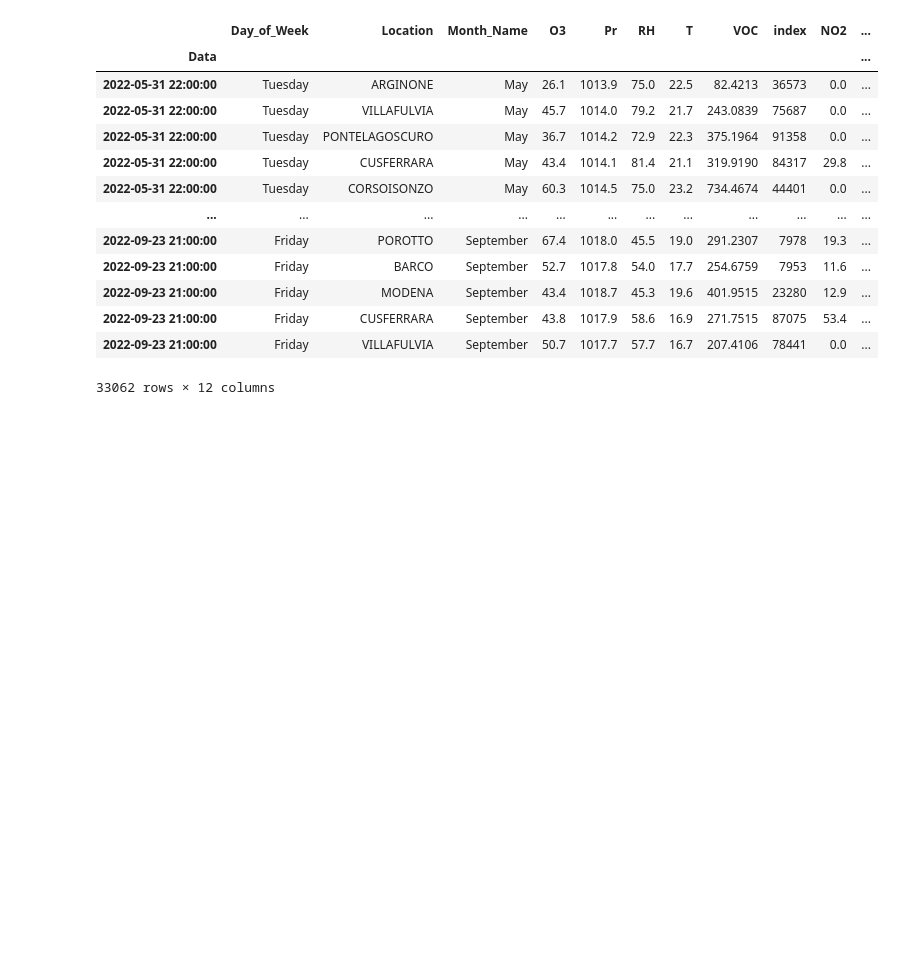
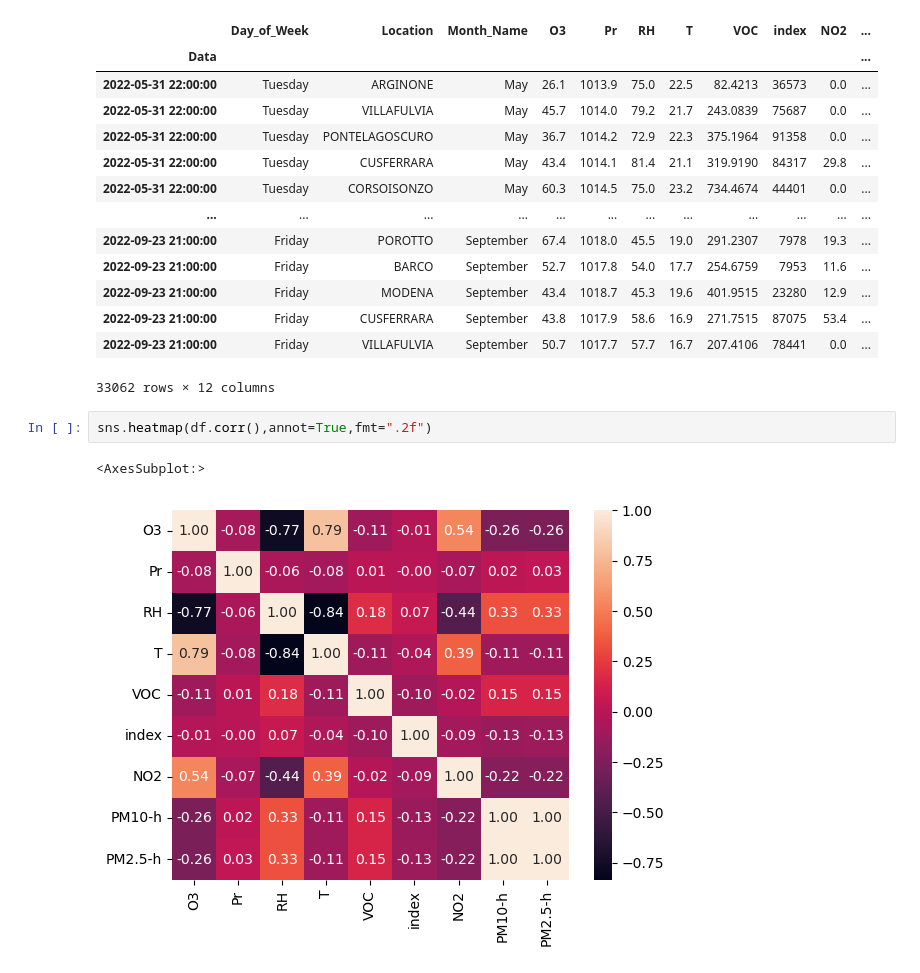
Before and after one commit to AndreaScotti01/Ferrara_Air_Quality, a Jupyter notebook: Ferrara_Dataton.ipynb, the cells around one changed output. Cells and saved outputs as stored; diff of their text form; blank space fills up the shorter version.

```diff
--- a/Ferrara_Dataton.ipynb
+++ b/Ferrara_Dataton.ipynb
@@ -25,3 +26,8 @@ df
 | 2022-09-23 21:00:00 | Friday | CUSFERRARA | September | 43.8 | 1017.9 | 58.6 | 16.9 | 271.7515 | 87075 | 53.4 | ... |
 | 2022-09-23 21:00:00 | Friday | VILLAFULVIA | September | 50.7 | 1017.7 | 57.7 | 16.7 | 207.4106 | 78441 | 0.0 | ... |
 33062 rows × 12 columns
+# %%
+sns.heatmap(df.corr(),annot=True,fmt=".2f")
+# %% [output]
+<AxesSubplot:>
+[figure, added]
```
Also changed, not shown: parts of 3 cells of this notebook.
